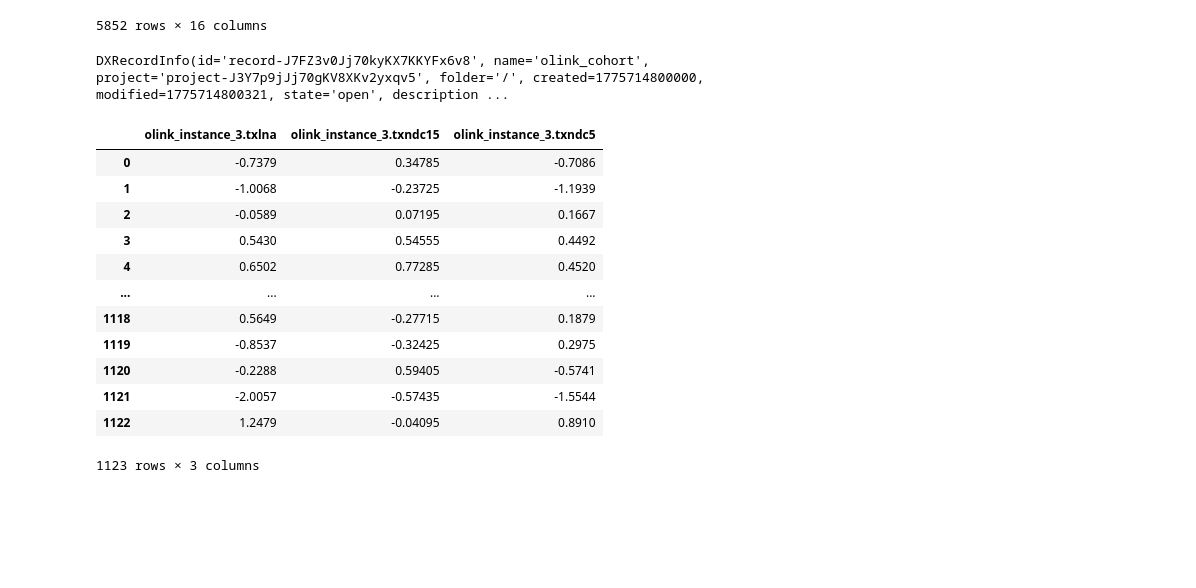
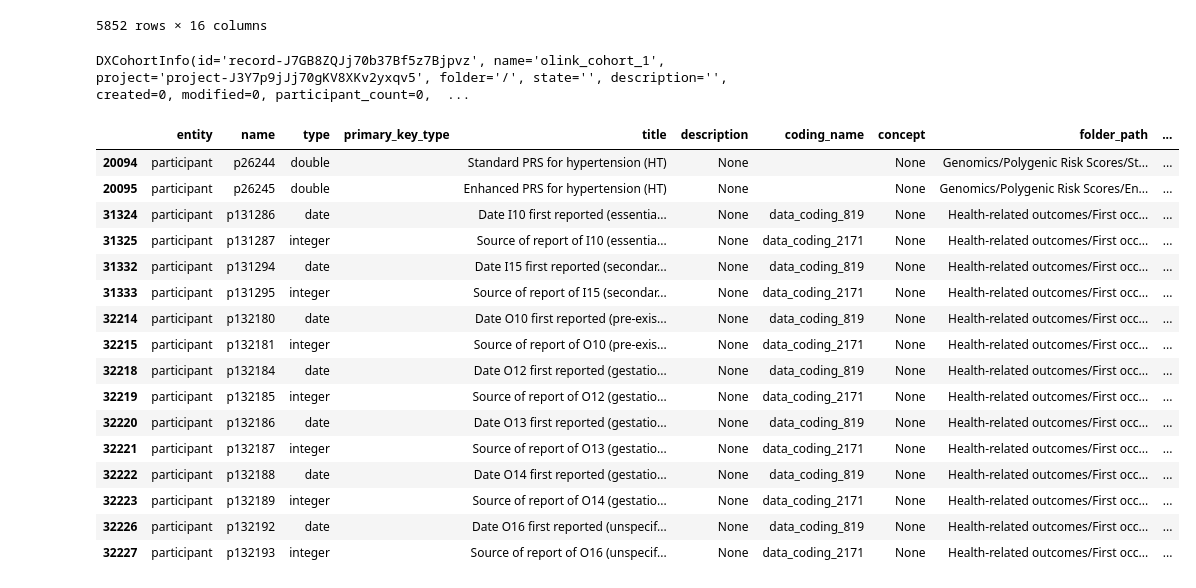
Before and after one commit to wjixiang/MedCross, a Jupyter notebook: replication/protein-phenotype/protein-phenotype-relation-analysis.ipynb, the cells around one changed output. Cells and saved outputs as stored; diff of their text form; code cells hidden in the pictures; blank space fills up the shorter version.

```diff
--- a/replication/protein-phenotype/protein-phenotype-relation-analysis.ipynb
+++ b/replication/protein-phenotype/protein-phenotype-relation-analysis.ipynb
@@ -176,4 +110,0 @@ olink_df = client.download_cohort(olink_cohort.id)
-# %%
-client.get_cohort(olink_cohort.id)
-# %% [output]
-DXRecordInfo(id='record-J7FZ3v0Jj70kyKX7KKYFx6v8', name='olink_cohort', project='project-J3Y7p9jJj70gKV8XKv2yxqv5', folder='/', created=1775714800000, modified=1775714800321, state='open', description ...
@@ -186,16 +111,24 @@ test_cohort = client.create_cohort(
-# %%
-client.download_cohort(test_cohort.id)
-# %% [output]
-|  | olink_instance_3.txlna | olink_instance_3.txndc15 | olink_instance_3.txndc5 |
-| 0 | -0.7379 | 0.34785 | -0.7086 |
-| 1 | -1.0068 | -0.23725 | -1.1939 |
-| 2 | -0.0589 | 0.07195 | 0.1667 |
-| 3 | 0.5430 | 0.54555 | 0.4492 |
-| 4 | 0.6502 | 0.77285 | 0.4520 |
-| ... | ... | ... | ... |
-| 1118 | 0.5649 | -0.27715 | 0.1879 |
-| 1119 | -0.8537 | -0.32425 | 0.2975 |
-| 1120 | -0.2288 | 0.59405 | -0.5741 |
-| 1121 | -2.0057 | -0.57435 | -1.5544 |
-| 1122 | 1.2479 | -0.04095 | 0.8910 |
-1123 rows × 3 columns
+# %%
+olink0_cohort
+# %% [output]
+DXCohortInfo(id='record-J7GB8ZQJj70b37Bf5z7Bjpvz', name='olink_cohort_1', project='project-J3Y7p9jJj70gKV8XKv2yxqv5', folder='/', state='', description='', created=0, modified=0, participant_count=0,  ...
+# %%
+dd[dd['title'].str.contains('hypertension')]
+# %% [output]
+|  | entity | name | type | primary_key_type | title | description | coding_name | concept | folder_path | ... |
+| 20094 | participant | p26244 | double |  | Standard PRS for hypertension (HT) | None |  | None | Genomics/Polygenic Risk Scores/St... | ... |
+| 20095 | participant | p26245 | double |  | Enhanced PRS for hypertension (HT) | None |  | None | Genomics/Polygenic Risk Scores/En... | ... |
+| 31324 | participant | p131286 | date |  | Date I10 first reported (essentia... | None | data_coding_819 | None | Health-related outcomes/First occ... | ... |
+| 31325 | participant | p131287 | integer |  | Source of report of I10 (essentia... | None | data_coding_2171 | None | Health-related outcomes/First occ... | ... |
+| 31332 | participant | p131294 | date |  | Date I15 first reported (secondar... | None | data_coding_819 | None | Health-related outcomes/First occ... | ... |
+| 31333 | participant | p131295 | integer |  | Source of report of I15 (secondar... | None | data_coding_2171 | None | Health-related outcomes/First occ... | ... |
+| 32214 | participant | p132180 | date |  | Date O10 first reported (pre-exis... | None | data_coding_819 | None | Health-related outcomes/First occ... | ... |
+| 32215 | participant | p132181 | integer |  | Source of report of O10 (pre-exis... | None | data_coding_2171 | None | Health-related outcomes/First occ... | ... |
+| 32218 | participant | p132184 | date |  | Date O12 first reported (gestatio... | None | data_coding_819 | None | Health-related outcomes/First occ... | ... |
+| 32219 | participant | p132185 | integer |  | Source of report of O12 (gestatio... | None | data_coding_2171 | None | Health-related outcomes/First occ... | ... |
+| 32220 | participant | p132186 | date |  | Date O13 first reported (gestatio... | None | data_coding_819 | None | Health-related outcomes/First occ... | ... |
+| 32221 | participant | p132187 | integer |  | Source of report of O13 (gestatio... | None | data_coding_2171 | None | Health-related outcomes/First occ... | ... |
+| 32222 | participant | p132188 | date |  | Date O14 first reported (gestatio... | None | data_coding_819 | None | Health-related outcomes/First occ... | ... |
+| 32223 | participant | p132189 | integer |  | Source of report of O14 (gestatio... | None | data_coding_2171 | None | Health-related outcomes/First occ... | ... |
+| 32226 | participant | p132192 | date |  | Date O16 first reported (unspecif... | None | data_coding_819 | None | Health-related outcomes/First occ... | ... |
+| 32227 | participant | p132193 | integer |  | Source of report of O16 (unspecif... | None | data_coding_2171 | None | Health-related outcomes/First occ... | ... |
```
Also changed, not shown: parts of 11 cells of this notebook, 13 other files.
